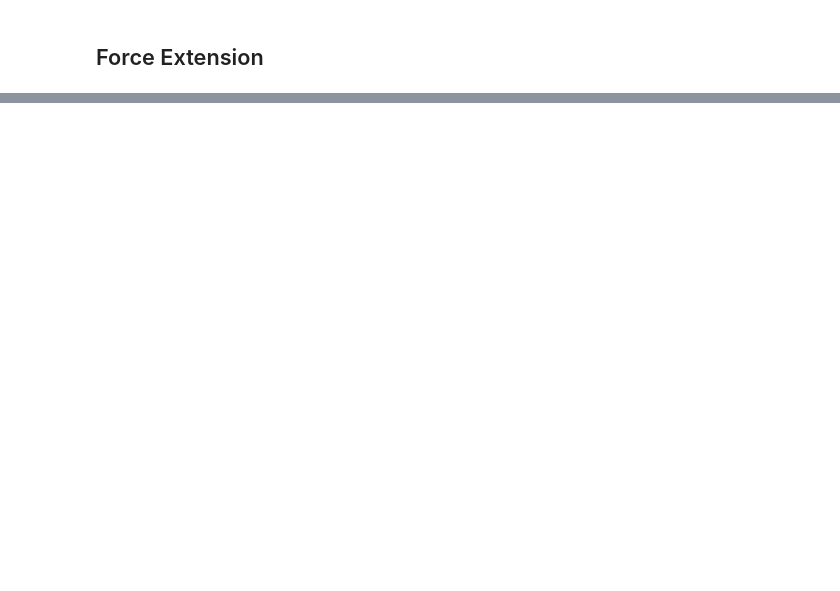
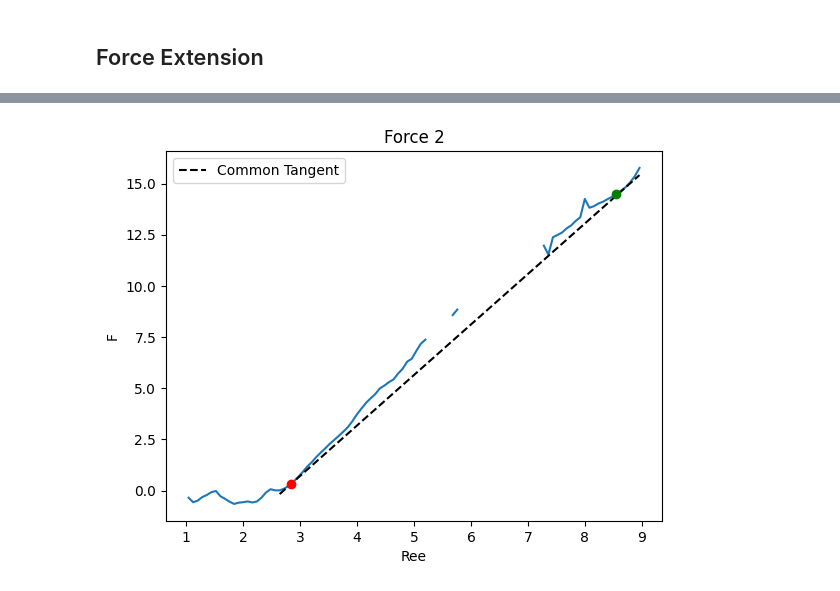
Before and after one commit to VagrantHyp/Code, a Jupyter notebook: Block10.ipynb, the cells around one changed output, grey strips where cells are left out. Cells and saved outputs as stored; diff of their text form; code cells hidden in the pictures; blank space fills up the shorter version.

```diff
--- a/Block10.ipynb
+++ b/Block10.ipynb
@@ -92,0 +148,63 @@ Text(0.5, 1.0, 'fb/kT vs. Ree for blocksize = 10')
+# %%
+from scipy.interpolate import CubicSpline
+from scipy.optimize import minimize
+
+mask1 = (2.6 < xh) & (xh < 3.2)
+mask2 = (8 < xh) & (xh < 9)
+
+# Input
+x1 = xh[mask1]
+y1 = Hphobic[mask1]
+
+x2 = xh[mask2]
+y2 = Hphobic[mask2]
+
+# Fit splines to both curves
+curve1 = CubicSpline(x1, y1)
+curve2 = CubicSpline(x2, y2)
+
+# Objective function: squared difference of tangents and point-to-line difference
+def objective(p):
+    t1, t2 = p  # candidate points on curve1 and curve2
+    y1_val, y2_val = curve1(t1), curve2(t2)
+    dy1, dy2 = curve1.derivative()(t1), curve2.derivative()(t2)
+
+    # Minimize: difference in slopes and vertical distance between points along the common tangent
+    slope_diff = dy1 - dy2
+    y_line_at_t2 = y1_val + dy1 * (t2 - t1)
+    y_diff = y_line_at_t2 - y2_val
+
+    return slope_diff**2 + y_diff**2
+
+# Initial guess (can be improved)
+initial_guess = [x1[len(x1)//2], x2[len(x2)//2]]
+
+# Minimize the objective function
+result = minimize(objective, initial_guess, bounds=[(x1[0], x1[-1]), (x2[0], x2[-1])])
+t1_opt, t2_opt = result.x
+
+# Compute points and common tangent
+pt1 = np.array([t1_opt, curve1(t1_opt)])
+pt2 = np.array([t2_opt, curve2(t2_opt)])
+slope = curve1.derivative()(t1_opt)
+
+# Define tangent line function
+def tangent_line(x):
+    return pt1[1] + slope * (x - pt1[0])
+
+# Plotting
+x_vals = np.linspace(min(x1[0], x2[0]), max(x1[-1], x2[-1]), 500)
+# plt.plot(x1, y1, label='Curve 1')
+# plt.plot(x2, y2, label='Curve 2')
+plt.plot(xh, Hphobic)
+plt.plot(x_vals, tangent_line(x_vals), '--k', label='Common Tangent')
+plt.plot(*pt1, 'ro')
+plt.plot(*pt2, 'go')
+plt.legend()
+plt.xlabel('Ree')
+plt.ylabel('F')
+plt.title('Force 2')
+plt.show()
+force2 = slope
+# %% [output]
+[figure, added]
```
Also changed, not shown: parts of 27 cells of this notebook, 5 other files.
